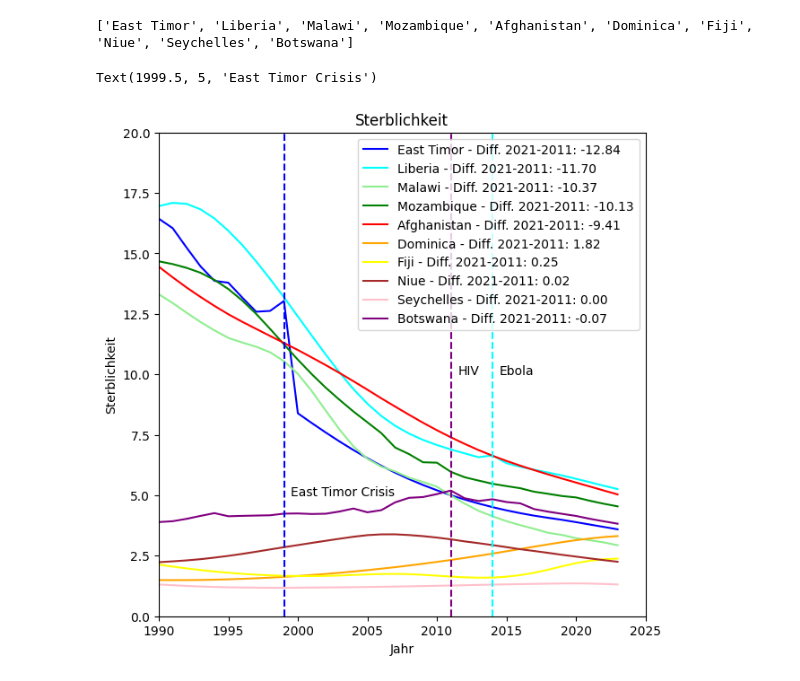
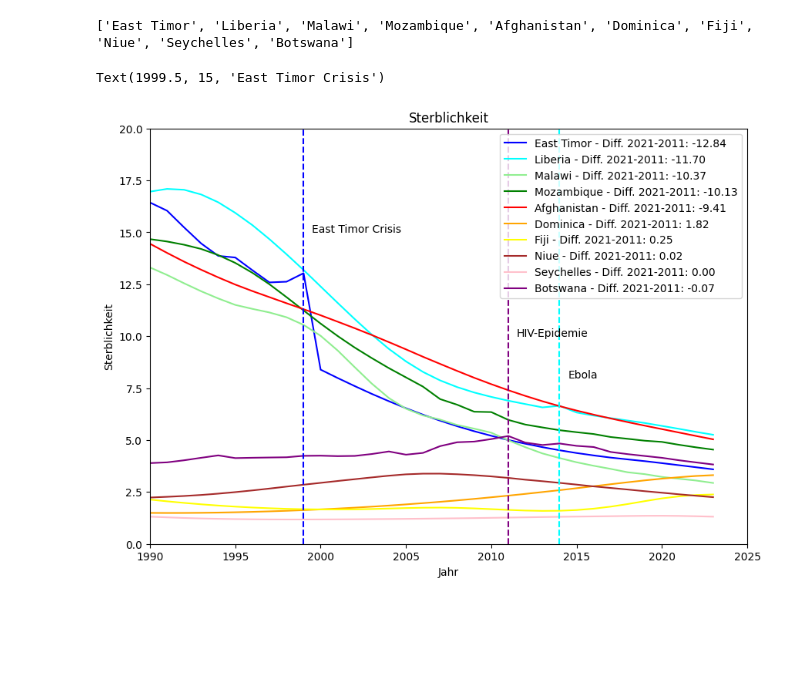
Before and after one commit to jemelie427/Leistungsnachweis-GitHub, a Jupyter notebook: Leistungsnachweis_Python_Säuglingssterblichkeit.ipynb, the cells around one changed output. Cells and saved outputs as stored; diff of their text form; code cells hidden in the pictures; blank space fills up the shorter version.

```diff
--- a/Leistungsnachweis_Python_Säuglingssterblichkeit.ipynb
+++ b/Leistungsnachweis_Python_Säuglingssterblichkeit.ipynb
@@ -170,6 +144,6 @@ g.legend()
 <matplotlib.legend.Legend at 0x...>
 [figure]
 # %%
-df_pivot= df.pivot(index="Jahr", columns="Land", values="Sterblichkeit").dropna().T
+df_pivot= df.pivot(index="Jahr", columns="Land", values="Sterblichkeit").dropna()
 df_pivot
 # %% [output]
@@ -285,36 +274,36 @@ print(Länder_liste)
 # %%
 color_dict = {
     'East Timor': 'blue',
     'Liberia': 'cyan',
     'Malawi': 'lightgreen',
     'Mozambique': 'green',
     'Afghanistan': 'red',
     'Dominica': 'orange',
     'Fiji': 'yellow',
     'Niue': 'brown',
     'Seychelles': 'pink',
     'Botswana': 'purple'
 }
 
 for Land in Länder_liste:
     diff = diffs[Land]
     g = df_pivot.loc[Land].plot(title='Sterblichkeit', xlabel='Jahr', ylabel=f'Sterblichkeit', legend=True,
-                                  label=f'{Land} - Diff. 2021-2011: {diff:.2f}', # für die Legende
-                                  xlim=[1990,2025], ylim=[0,20],   # x- und y-Achsen begrenzen
-                                  color=color_dict[Land],        # Farbe aus color_dict
-                                  figsize=(7,7))                   # Grösse des Plots
+                                  label=f'{Land} - Diff. 2021-2011: {diff:.2f}',
+                                  xlim=[1990,2025], ylim=[0,20],
+                                  color=color_dict[Land],
+                                  figsize=(10,7))
 
 # Liberia Ebola Epidemie
 g.axvline(x=2014, color='cyan', linestyle='--')
-g.text(2014.5, 10, 'Ebola')
+g.text(2014.5, 8, 'Ebola')
 
 # HIV Pandemie
 g.axvline(x=2011, color='purple', linestyle='--')
-g.text(2011.5, 10, 'HIV');
+g.text(2011.5, 10, 'HIV-Epidemie');
 
 # East Timor Krise
 g.axvline(x=1999, color='blue', linestyle='--')
-g.text(1999.5, 5, 'East Timor Crisis')
+g.text(1999.5, 15, 'East Timor Crisis')
 # %% [output]
-Text(1999.5, 5, 'East Timor Crisis')
+Text(1999.5, 15, 'East Timor Crisis')
-[figure, old version]
+[figure, new version]
```
Also changed, not shown: parts of 14 cells of this notebook.
